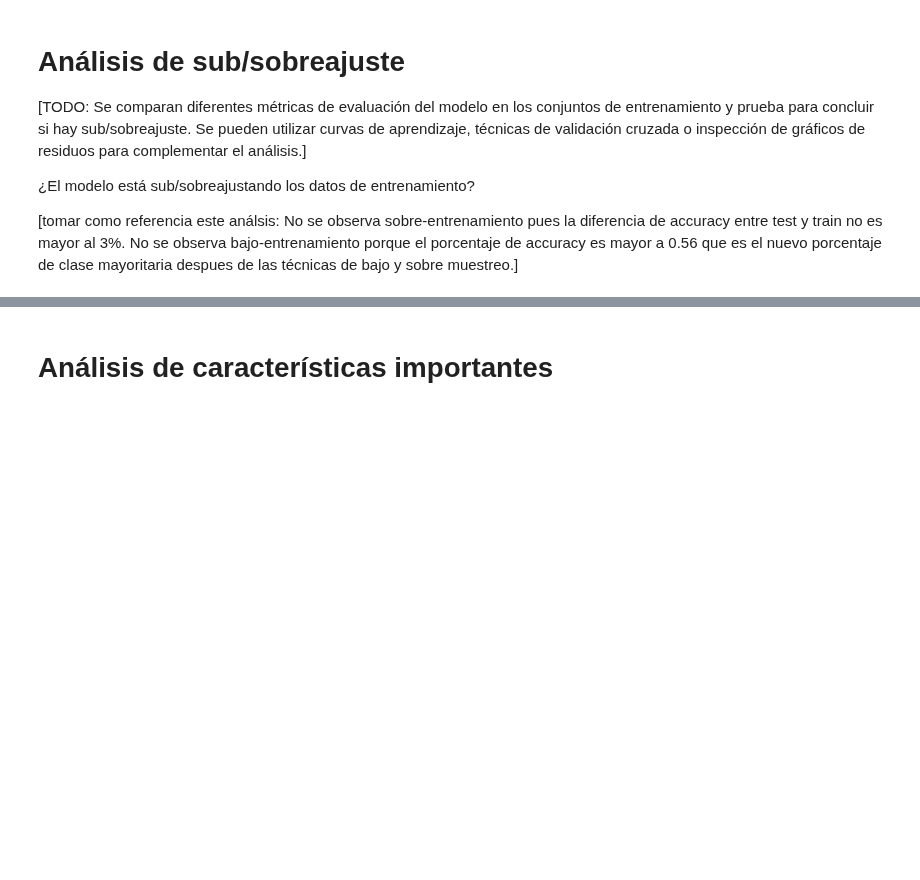
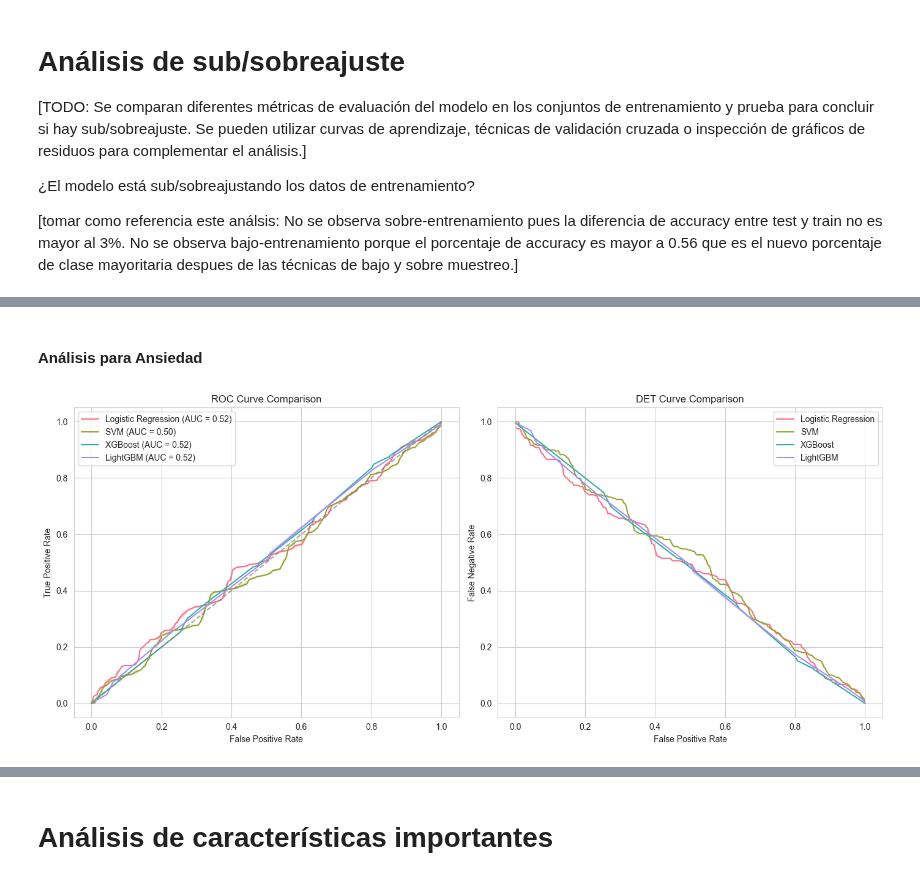
Before and after one commit to PosgradoMNA/Proyecto_Integrador_Equipo_11, a Jupyter notebook: notebooks/BaselineModel.ipynb, the cells around one changed output, grey strips where cells are left out. Saved outputs shown, nothing was run; the diff lists cells and outputs as text; code cells hidden in the pictures; blank space fills up the shorter version.

Commit message:
ft: complete metrics for each model

```diff
--- a/notebooks/BaselineModel.ipynb
+++ b/notebooks/BaselineModel.ipynb
@@ -714,9 +709,8 @@ best_lgbm = grid_search.best_estimator_
 y_pred_lgbm_tuned = best_lgbm.predict(all_features_val)
 y_prob_lgbm_tuned = best_lgbm.predict_proba(all_features_val)[:, 1]
 
-print("Tuned LightGBM Anxiety Classification Report:")
-print(classification_report(y_val['anxiety'], y_pred_lgbm_tuned))
-print("Tuned LightGBM Anxiety ROC AUC:", roc_auc_score(y_val['anxiety'], y_prob_lgbm_tuned))
-print("Best Hyperparameters:", grid_search.best_params_)
+print_classification_report(y_val['anxiety'], y_pred_xgb_tuned, y_prob_xgb_tuned, label="XGBoost Anxiety")
+lightGBM_anxiety_best_hyperparameters = grid_search.best_params_
+print("Best Hyperparameters:", lightGBM_anxiety_best_hyperparameters)
 # %% [output]
 Fitting 3 folds for each of 27 candidates, totalling 81 fits
@@ -820,0 +849,43 @@ NameError: name 'imbalance_ratio' is not defined
+# %% [markdown]
+#### Análisis para Ansiedad
+# %%
+models = {
+    "Logistic Regression": LogisticRegression(**logistic_regression_anxiety_best_hyperparameters, class_weight='balanced', random_state=42),
+    "SVM": SVC(**svm_anxiety_best_hyperparameters, probability=True, class_weight='balanced', random_state=42),
+    "XGBoost": XGBClassifier(**xgboost_anxiety_best_hyperparameters, random_state=42),
+    "LightGBM": LGBMClassifier(**lightGBM_anxiety_best_hyperparameters, random_state=42)
+}
+
+plt.figure(figsize=(14, 6))
+palette = sns.color_palette("husl", len(models))
+
+for i, (name, model) in enumerate(models.items()):
+    model.fit(all_features_train, y_train['anxiety'])
+    y_prob = model.predict_proba(all_features_val)[:, 1]
+    fpr, tpr, _ = roc_curve(y_val['anxiety'], y_prob)
+    fpr_det, fnr_det, _ = det_curve(y_val['anxiety'], y_prob)
+
+    plt.subplot(1, 2, 1)
+    sns.lineplot(x=fpr, y=tpr, label=f"{name} (AUC = {roc_auc_score(y_val['anxiety'], y_prob):.2f})",
+                 color=palette[i])
+
+    plt.subplot(1, 2, 2)
+    sns.lineplot(x=fpr_det, y=fnr_det, label=name, color=palette[i])
+
+plt.subplot(1, 2, 1)
+plt.plot([0, 1], [0, 1], linestyle="--", color="gray", alpha=0.7)
+plt.xlabel("False Positive Rate")
+plt.ylabel("True Positive Rate")
+plt.title("ROC Curve Comparison")
+plt.legend()
+
+plt.subplot(1, 2, 2)
+plt.xlabel("False Positive Rate")
+plt.ylabel("False Negative Rate")
+plt.title("DET Curve Comparison")
+plt.legend()
+
+plt.tight_layout()
+plt.show()
+# %% [output]
+[figure, added]
```
Also changed, not shown: parts of 26 cells of this notebook.
